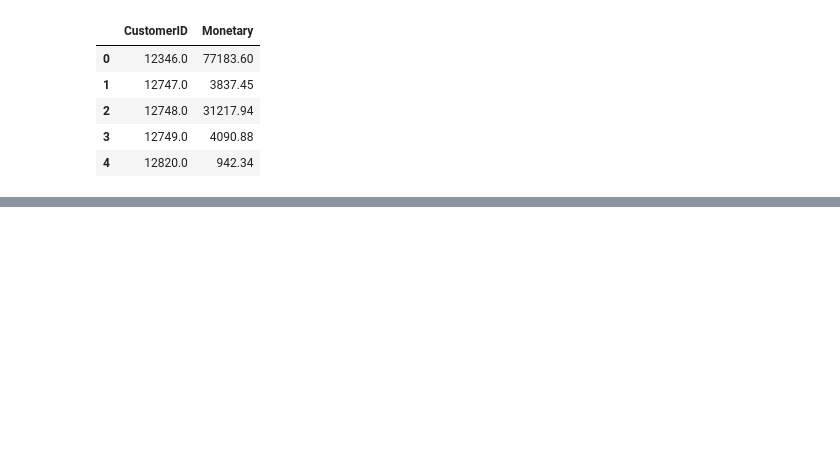
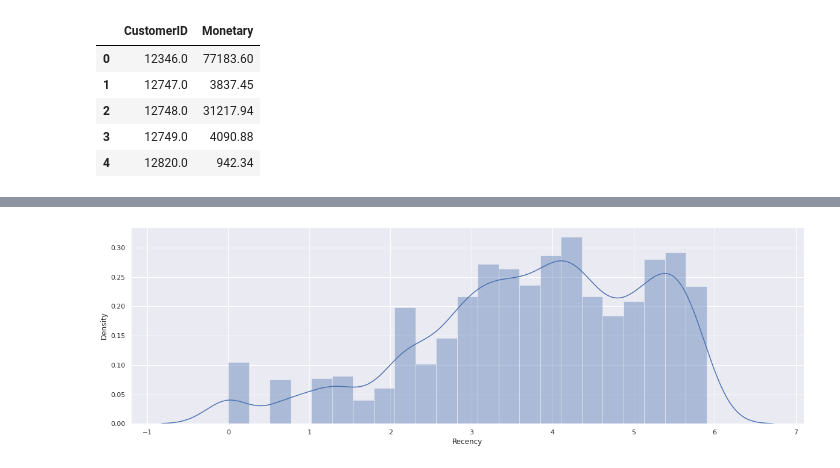
Before and after one commit to vivek16pawar/Customer-Segmentation, a Jupyter notebook: Online_Retail_Customer_Segmentation_Capstone_Project.ipynb, the cells around one changed output, grey strips where cells are left out. Saved outputs shown, nothing was run; the diff lists cells and outputs as text; code cells hidden in the pictures; blank space fills up the shorter version.

```diff
--- a/Online_Retail_Customer_Segmentation_Capstone_Project.ipynb
+++ b/Online_Retail_Customer_Segmentation_Capstone_Project.ipynb
@@ -382,0 +576,20 @@ monetary.head()
+# %%
+#Handle negative and zero values
+def neg_n_zero(num):
+    if num <= 0:
+        return 1
+    else:
+        return num
+#Apply neg_n_zero function to Recency and Monetary columns
+segmentation['Recency'] = [neg_n_zero(x) for x in segmentation.Recency]
+segmentation['Monetary'] = [neg_n_zero(x) for x in segmentation.Monetary]
+
+#Perform Log transformation to bring data into normal or near normal distribution
+Log_Tfd_Data = segmentation[['Recency', 'Frequency', 'Monetary']].apply(np.log, axis = 1).round(3)
+# %%
+#Data distribution after data normalization for Recency
+Recency_Plot = Log_Tfd_Data['Recency']
+plt.figure(figsize=(20,6))
+sns.distplot(Recency_Plot);
+# %% [output]
+[figure, added]
```
Also changed, not shown: parts of 78 cells of this notebook.
